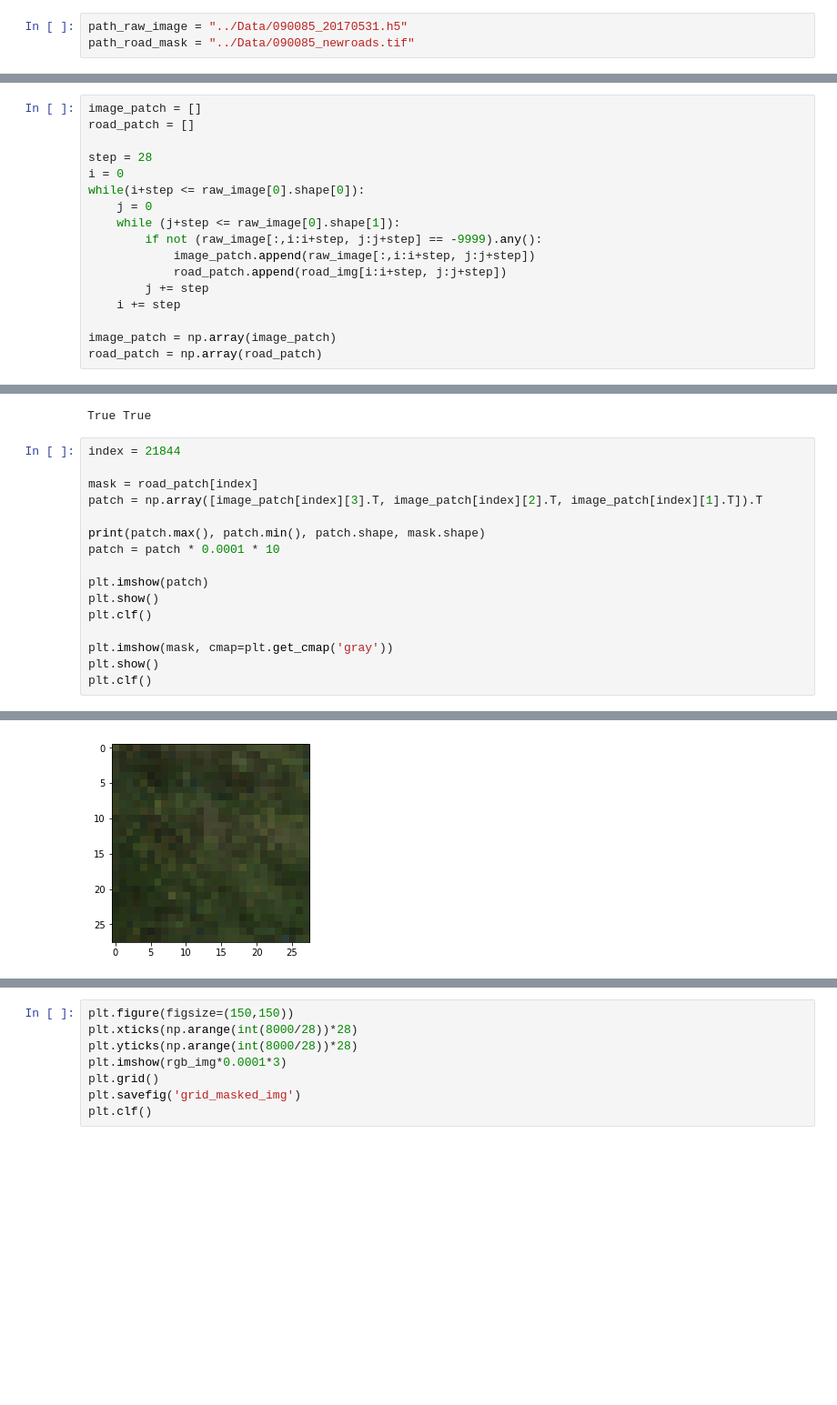
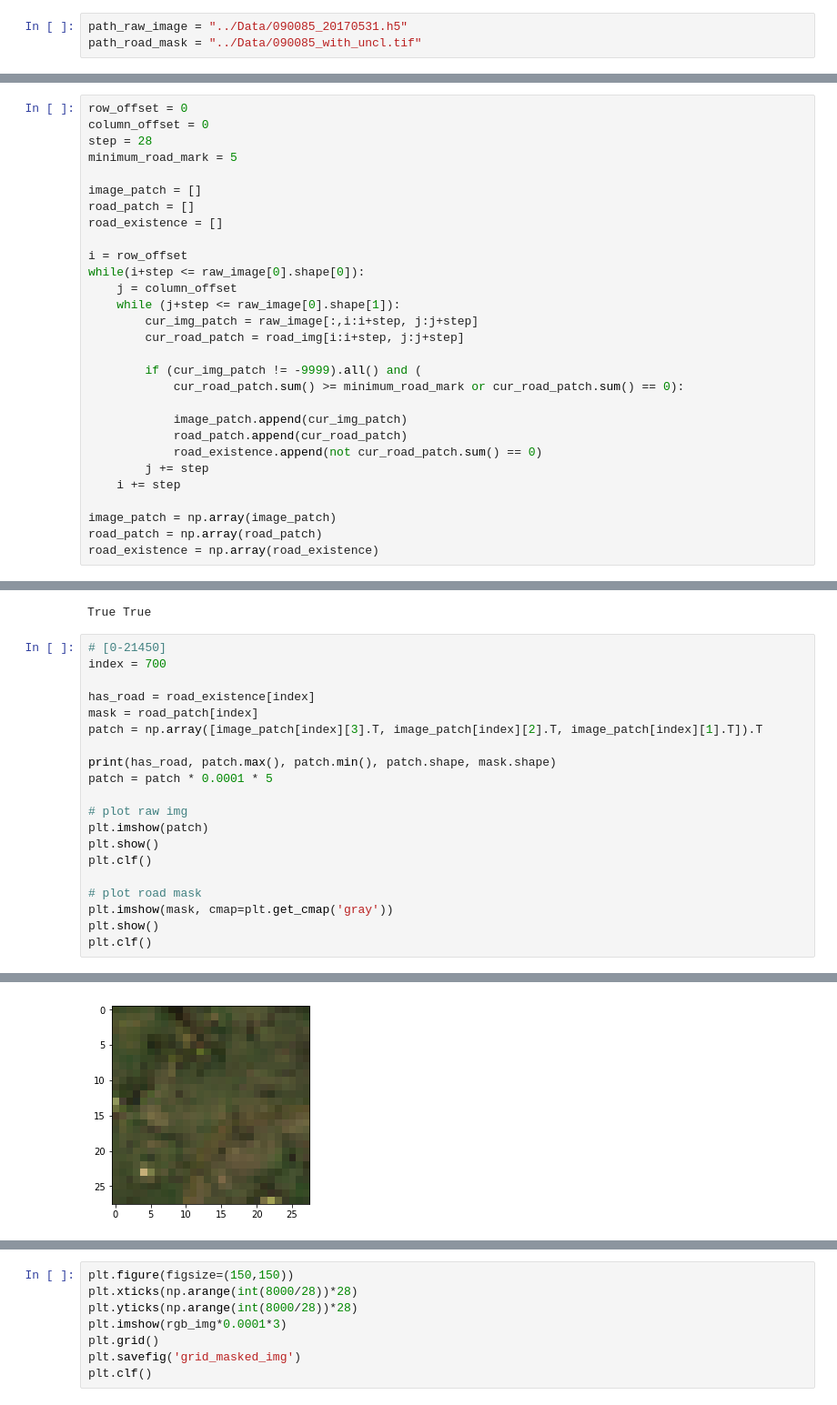
Before and after one commit to LiyaoTang/Road-Extraction-from-Time-Series-Satellite-Images, a Jupyter notebook: Data_Preprocessing/Data_Preprocessing.ipynb, the cells around one changed output, grey strips where cells are left out. Shown at 91% size. Cells and saved outputs as stored; diff of their text form; blank space fills up the shorter version.

```diff
--- a/Data_Preprocessing/Data_Preprocessing.ipynb
+++ b/Data_Preprocessing/Data_Preprocessing.ipynb
@@ -7,7 +7,7 @@ import scipy.io as sio
 import skimage.io
 # %%
 path_raw_image = "../Data/090085_20170531.h5"
-path_road_mask = "../Data/090085_newroads.tif"
+path_road_mask = "../Data/090085_with_uncl.tif"
 # %%
 # read in raw image
 raw_image = np.array(h5py.File(path_raw_image)['scene'])
@@ -88,18 +87,30 @@ show_image_against_road(1250,3450, light=3, size=150, figsize=(50,50))
 # %%
+row_offset = 0
+column_offset = 0
+step = 28
+minimum_road_mark = 5
+
 image_patch = []
 road_patch = []
+road_existence = []
 
-step = 28
-i = 0
+i = row_offset
 while(i+step <= raw_image[0].shape[0]):
-    j = 0
+    j = column_offset
     while (j+step <= raw_image[0].shape[1]):
-        if not (raw_image[:,i:i+step, j:j+step] == -9999).any():
-            image_patch.append(raw_image[:,i:i+step, j:j+step])
-            road_patch.append(road_img[i:i+step, j:j+step])
+        cur_img_patch = raw_image[:,i:i+step, j:j+step]
+        cur_road_patch = road_img[i:i+step, j:j+step]
+
+        if (cur_img_patch != -9999).all() and (
+            cur_road_patch.sum() >= minimum_road_mark or cur_road_patch.sum() == 0):
+
+            image_patch.append(cur_img_patch)
+            road_patch.append(cur_road_patch)
+            road_existence.append(not cur_road_patch.sum() == 0)
         j += step
     i += step
 
 image_patch = np.array(image_patch)
 road_patch = np.array(road_patch)
+road_existence = np.array(road_existence)
 # %%
@@ -130,18 +146,22 @@ print((h5_image_patch == image_patch).all(), (h5_road_patch == road_patch).all()
 # %% [output]
 True True
 # %%
-index = 21844
+# [0-21450]
+index = 700
 
+has_road = road_existence[index]
 mask = road_patch[index]
 patch = np.array([image_patch[index][3].T, image_patch[index][2].T, image_patch[index][1].T]).T
 
-print(patch.max(), patch.min(), patch.shape, mask.shape)
-patch = patch * 0.0001 * 10
+print(has_road, patch.max(), patch.min(), patch.shape, mask.shape)
+patch = patch * 0.0001 * 5
 
+# plot raw img
 plt.imshow(patch)
 plt.show()
 plt.clf()
 
+# plot road mask
 plt.imshow(mask, cmap=plt.get_cmap('gray'))
 plt.show()
 plt.clf()
@@ -150 +170 @@ plt.clf()
-[figure, old version]
+[figure, new version]
```
Also changed, not shown: parts of 12 cells of this notebook.
